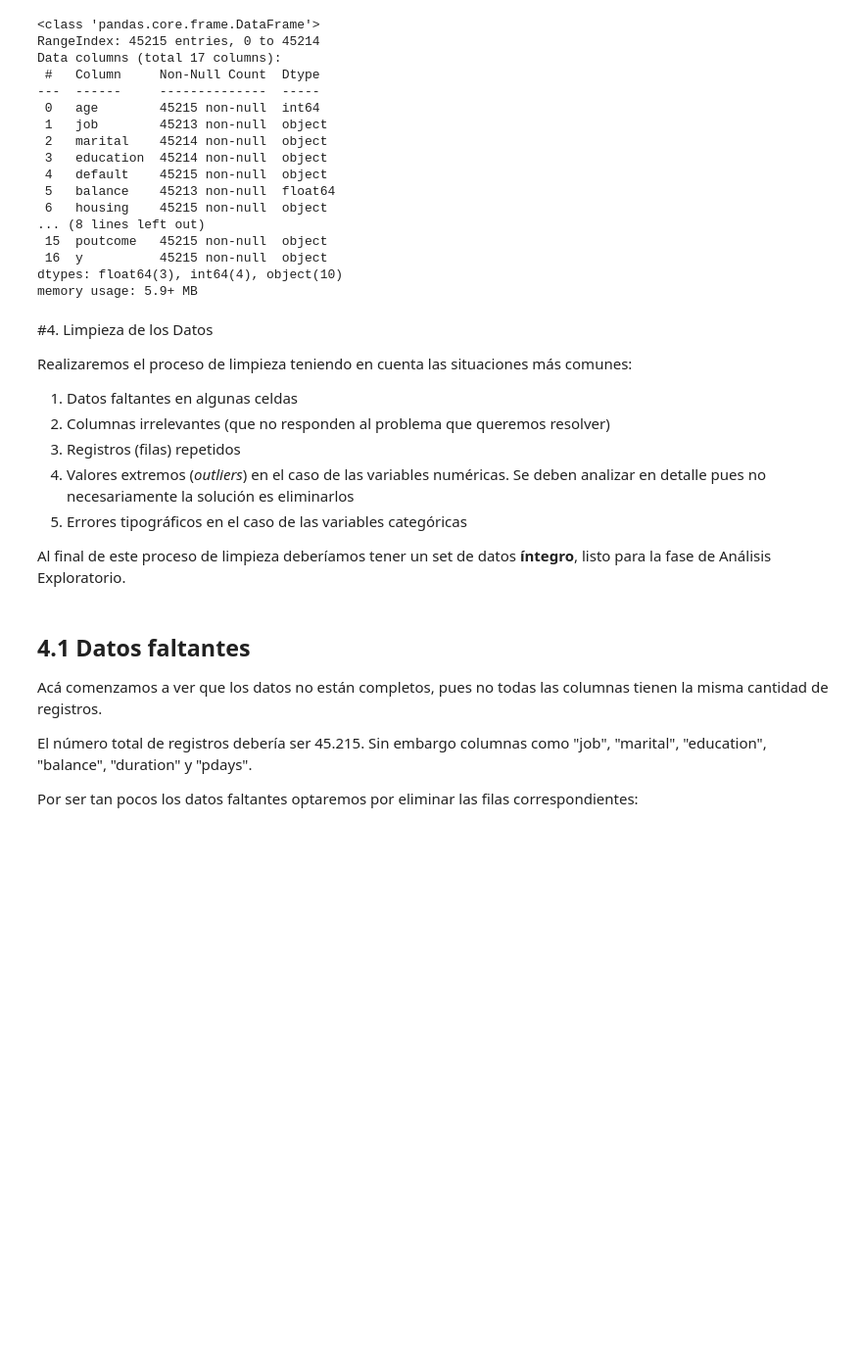
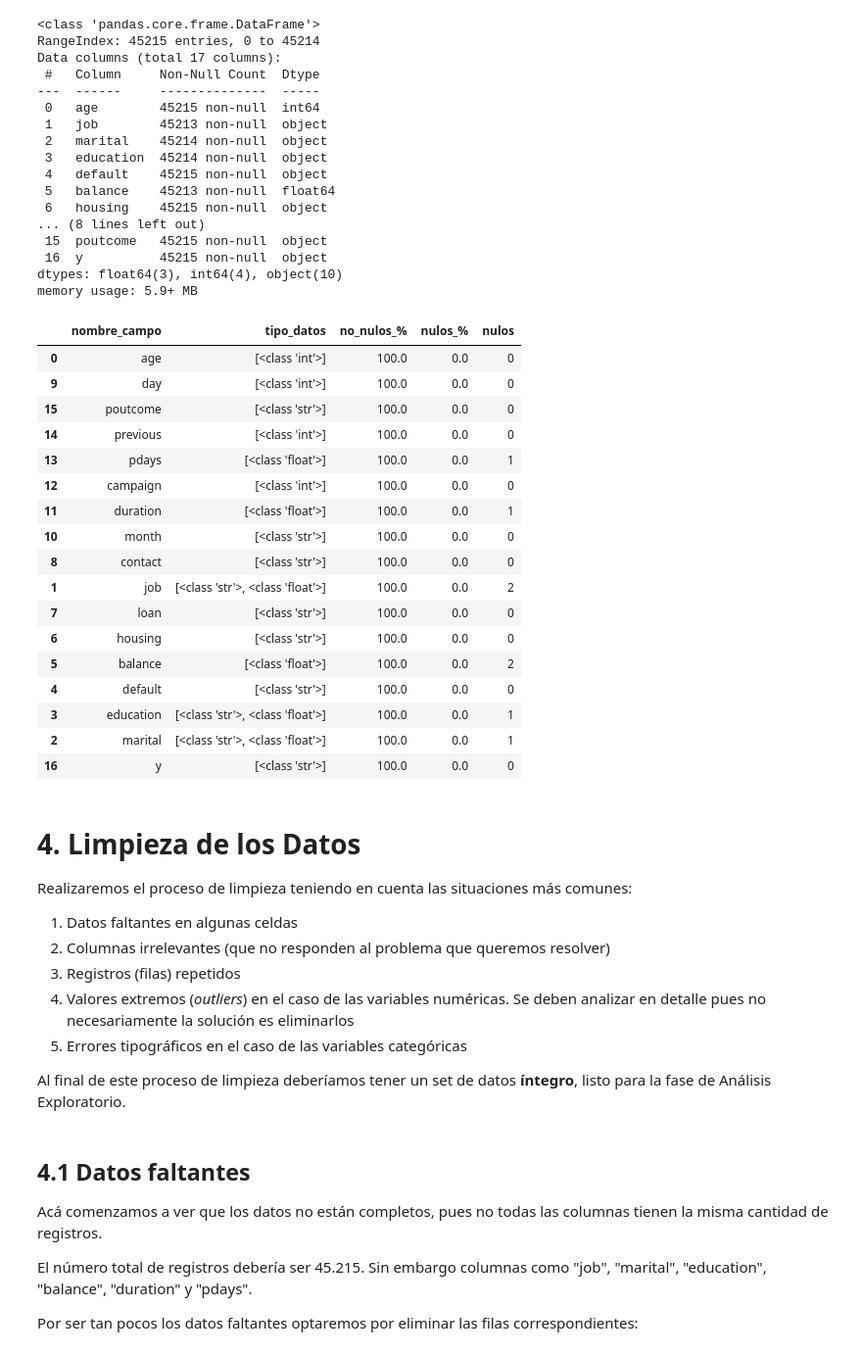
Before and after one commit to Ivan2125/Apuntes-TalentoTech-Colombia, a Jupyter notebook: 1-sesion/Limpieza-de-datos.ipynb, the cells around one changed output. Shown: that part at 98% size. Drawn from its saved outputs; the diff is of its cells as text; code cells hidden in the pictures; blank space fills up the shorter version.

```diff
--- a/1-sesion/Limpieza-de-datos.ipynb
+++ b/1-sesion/Limpieza-de-datos.ipynb
@@ -101,8 +102,29 @@ Data columns (total 17 columns):
  16  y          45215 non-null  object
 dtypes: float64(3), int64(4), object(10)
 memory usage: 5.9+ MB
+# %%
+utils.verificar_tipo_datos_y_nulos(data)
+# %% [output]
+|  | nombre_campo | tipo_datos | no_nulos_% | nulos_% | nulos |
+| 0 | age | [<class 'int'>] | 100.0 | 0.0 | 0 |
+| 9 | day | [<class 'int'>] | 100.0 | 0.0 | 0 |
+| 15 | poutcome | [<class 'str'>] | 100.0 | 0.0 | 0 |
+| 14 | previous | [<class 'int'>] | 100.0 | 0.0 | 0 |
+| 13 | pdays | [<class 'float'>] | 100.0 | 0.0 | 1 |
+| 12 | campaign | [<class 'int'>] | 100.0 | 0.0 | 0 |
+| 11 | duration | [<class 'float'>] | 100.0 | 0.0 | 1 |
+| 10 | month | [<class 'str'>] | 100.0 | 0.0 | 0 |
+| 8 | contact | [<class 'str'>] | 100.0 | 0.0 | 0 |
+| 1 | job | [<class 'str'>, <class 'float'>] | 100.0 | 0.0 | 2 |
+| 7 | loan | [<class 'str'>] | 100.0 | 0.0 | 0 |
+| 6 | housing | [<class 'str'>] | 100.0 | 0.0 | 0 |
+| 5 | balance | [<class 'float'>] | 100.0 | 0.0 | 2 |
+| 4 | default | [<class 'str'>] | 100.0 | 0.0 | 0 |
+| 3 | education | [<class 'str'>, <class 'float'>] | 100.0 | 0.0 | 1 |
+| 2 | marital | [<class 'str'>, <class 'float'>] | 100.0 | 0.0 | 1 |
+| 16 | y | [<class 'str'>] | 100.0 | 0.0 | 0 |
 # %% [markdown]
-#4. Limpieza de los Datos
+# 4. Limpieza de los Datos
 
 Realizaremos el proceso de limpieza teniendo en cuenta las situaciones más comunes:
 
```
Also changed, not shown: parts of 7 cells of this notebook, 1 other file.
